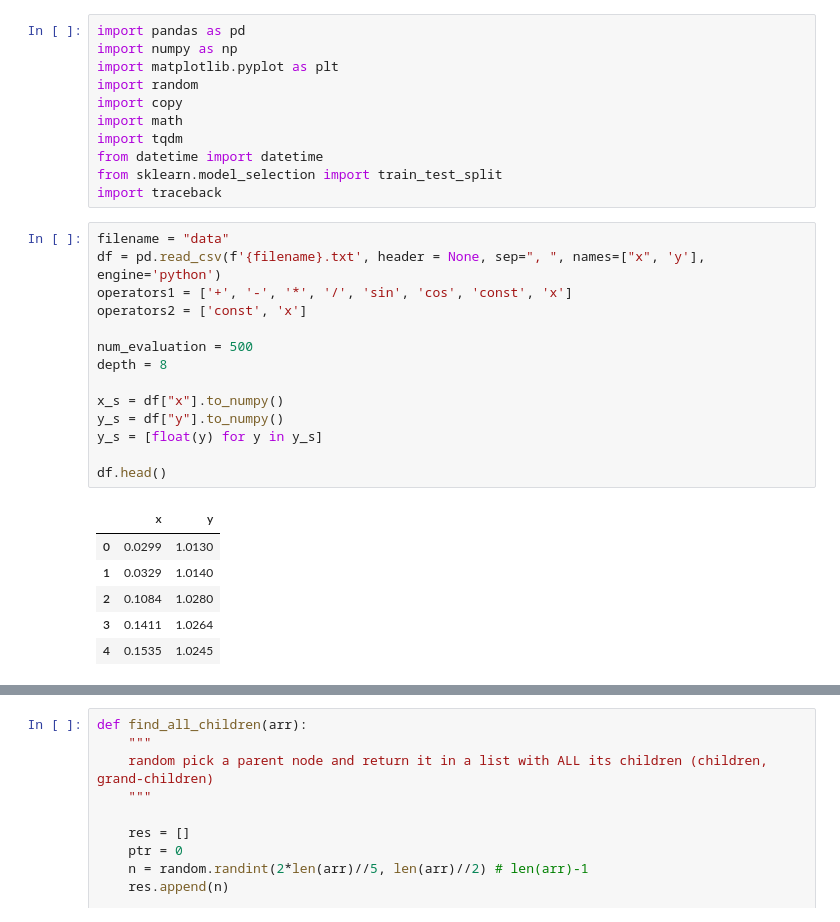
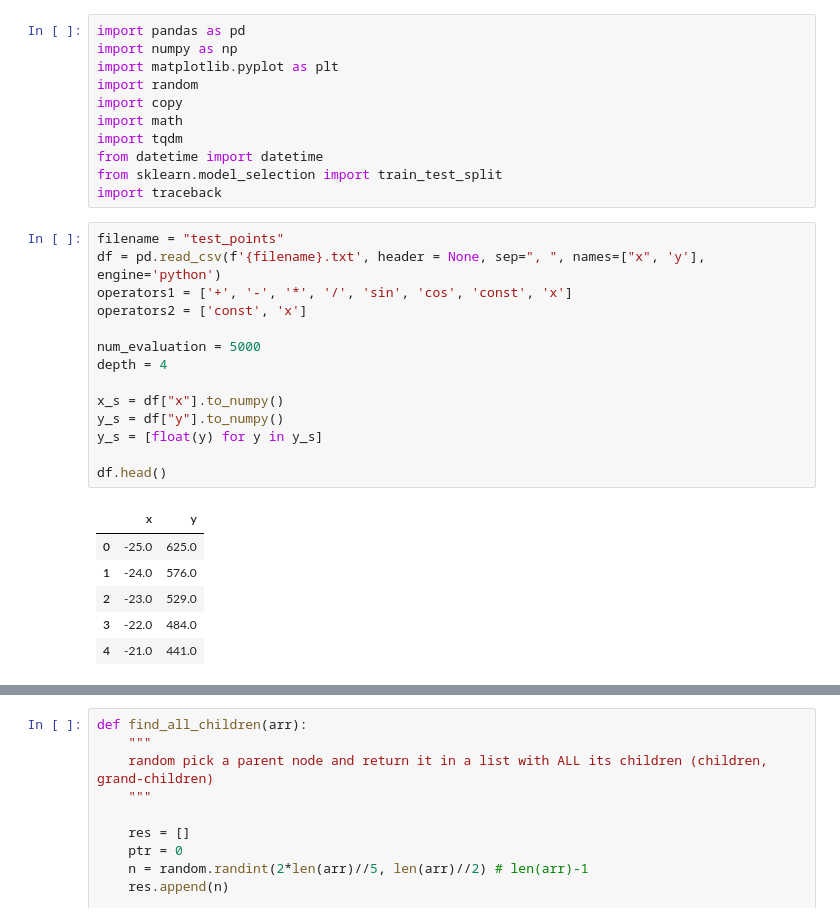
Before and after one commit to dddxing/ea_symbolicRegression, a Jupyter notebook: hw2.ipynb, the cells around one changed output, grey strips where cells are left out. Drawn from its saved outputs; the diff is of its cells as text.

```diff
--- a/hw2.ipynb
+++ b/hw2.ipynb
@@ -10,23 +10,23 @@ from datetime import datetime
 from sklearn.model_selection import train_test_split
 import traceback
 # %%
-filename = "data"
+filename = "test_points"
 df = pd.read_csv(f'{filename}.txt', header = None, sep=", ", names=["x", 'y'], engine='python')
 operators1 = ['+', '-', '*', '/', 'sin', 'cos', 'const', 'x']
 operators2 = ['const', 'x']
 
-num_evaluation = 500
-depth = 8
+num_evaluation = 5000
+depth = 4
 
 x_s = df["x"].to_numpy()
 y_s = df["y"].to_numpy()
 y_s = [float(y) for y in y_s]
 
 df.head()
 # %% [output]
 |  | x | y |
-| 0 | 0.0299 | 1.0130 |
-| 1 | 0.0329 | 1.0140 |
-| 2 | 0.1084 | 1.0280 |
-| 3 | 0.1411 | 1.0264 |
-| 4 | 0.1535 | 1.0245 |
+| 0 | -25.0 | 625.0 |
+| 1 | -24.0 | 576.0 |
+| 2 | -23.0 | 529.0 |
+| 3 | -22.0 | 484.0 |
+| 4 | -21.0 | 441.0 |
```
Also changed, not shown: parts of 15 cells of this notebook, 45 other files.
